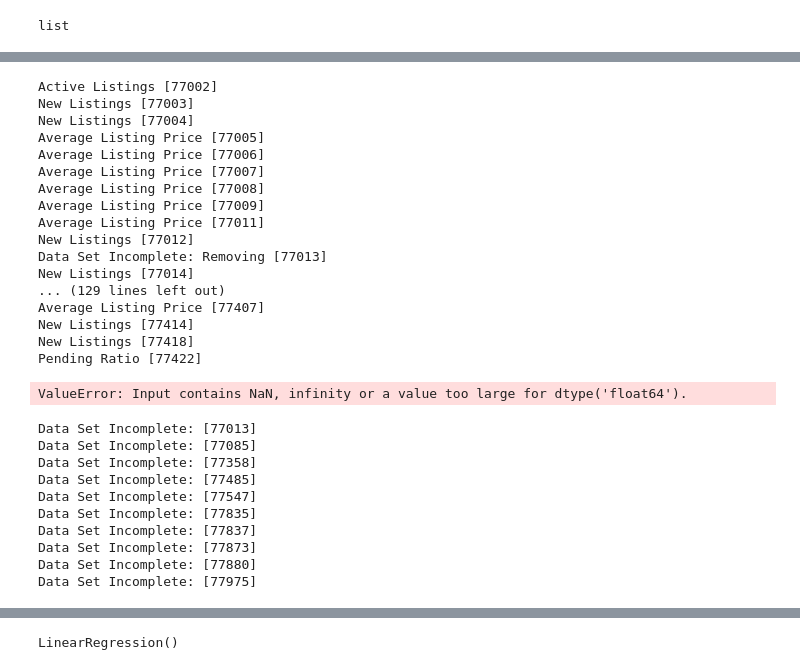
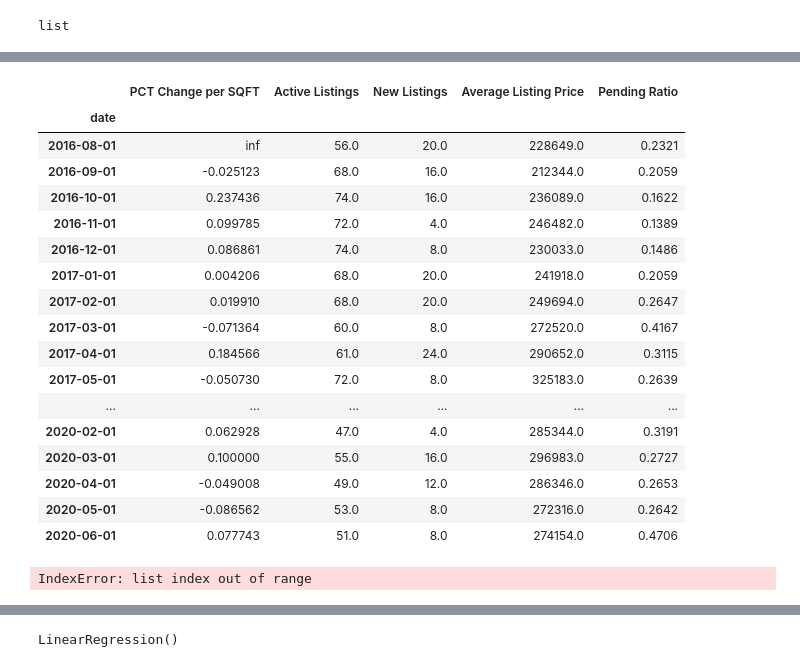
Before and after one commit to dovu93/Real_Estate_Investment_Identifier, a Jupyter notebook: Notebooks/Code_Analysis_Dennis.ipynb, the cells around one changed output, grey strips where cells are left out. Cells and saved outputs as stored; diff of their text form; code cells hidden in the pictures.

```diff
--- a/Notebooks/Code_Analysis_Dennis.ipynb
+++ b/Notebooks/Code_Analysis_Dennis.ipynb
@@ -139,7 +105,30 @@ dict_of_[77013]
+# %%
+dict_of_frames[77422].values[0][0] = .0025
+# %%
+dict_of_frames[77422]
+# %% [output]
+|  | PCT Change per SQFT | Active Listings | New Listings | Average Listing Price | Pending Ratio |
+| date |  |  |  |  |  |
+| 2016-08-01 | inf | 56.0 | 20.0 | 228649.0 | 0.2321 |
+| 2016-09-01 | -0.025123 | 68.0 | 16.0 | 212344.0 | 0.2059 |
+| 2016-10-01 | 0.237436 | 74.0 | 16.0 | 236089.0 | 0.1622 |
+| 2016-11-01 | 0.099785 | 72.0 | 4.0 | 246482.0 | 0.1389 |
+| 2016-12-01 | 0.086861 | 74.0 | 8.0 | 230033.0 | 0.1486 |
+| 2017-01-01 | 0.004206 | 68.0 | 20.0 | 241918.0 | 0.2059 |
+| 2017-02-01 | 0.019910 | 68.0 | 20.0 | 249694.0 | 0.2647 |
+| 2017-03-01 | -0.071364 | 60.0 | 8.0 | 272520.0 | 0.4167 |
+| 2017-04-01 | 0.184566 | 61.0 | 24.0 | 290652.0 | 0.3115 |
+| 2017-05-01 | -0.050730 | 72.0 | 8.0 | 325183.0 | 0.2639 |
+| ... | ... | ... | ... | ... | ... |
+| 2020-02-01 | 0.062928 | 47.0 | 4.0 | 285344.0 | 0.3191 |
+| 2020-03-01 | 0.100000 | 55.0 | 16.0 | 296983.0 | 0.2727 |
+| 2020-04-01 | -0.049008 | 49.0 | 12.0 | 286346.0 | 0.2653 |
+| 2020-05-01 | -0.086562 | 53.0 | 8.0 | 272316.0 | 0.2642 |
+| 2020-06-01 | 0.077743 | 51.0 | 8.0 | 274154.0 | 0.4706 |
 # %%
 dict_of_frames = {}
 lr = LinearRegression()
-for i in median_list_sqft_df_pct_change.columns:
+for i in dict_of_corr.keys():
     dict_of_frames[i] = pd.DataFrame({
     'PCT Change per SQFT' : median_list_sqft_df_pct_change[i],
     'Active Listings' : active_listings_df[i],
@@ -147,44 +136,15 @@ for i in median_list_sqft_df_pct_change.columns:
     'Average Listing Price' : average_listing_price_df[i],
     'Pending Ratio' : pending_ratio_df[i],
     })
-    #dict_of_frames[i].dropna(inplace=True)
+    dict_of_frames[i].replace([np.inf, -np.inf], np.nan)
+    dict_of_frames[i].dropna(inplace=True)
     max_df = dict_of_corr[i].agg({'PCT Change per SQFT' : ['max']})
     if max_df.values[0][0] == -2:
         print(f"Data Set Incomplete: Removing {[i]}")
         #del dict_of_frames[i]
     else:
         strong_corr = dict_of_corr[i].index[dict_of_corr[i]['PCT Change per SQFT'] == max_df.values[0][0]].tolist()
-        print(f"{strong_corr[0]} {[i]}")
+        #print(f"{strong_corr[0]} {[i]}")
         lr.fit(dict_of_frames[i][[strong_corr[0]]], dict_of_frames[i]['PCT Change per SQFT'])
 # %% [output]
-Active Listings [77002]
-New Listings [77003]
-New Listings [77004]
-Average Listing Price [77005]
-Average Listing Price [77006]
-Average Listing Price [77007]
-Average Listing Price [77008]
-Average Listing Price [77009]
-Average Listing Price [77011]
-New Listings [77012]
-Data Set Incomplete: Removing [77013]
-New Listings [77014]
-... (129 lines left out)
-Average Listing Price [77407]
-New Listings [77414]
-New Listings [77418]
-Pending Ratio [77422]
+IndexError: list index out of range
-ValueError: Input contains NaN, infinity or a value too large for dtype('float64').
-# %%
-dict_of_roi = {}
-# %% [output]
-Data Set Incomplete: [77013]
-Data Set Incomplete: [77085]
-Data Set Incomplete: [77358]
-Data Set Incomplete: [77485]
-Data Set Incomplete: [77547]
-Data Set Incomplete: [77835]
-Data Set Incomplete: [77837]
-Data Set Incomplete: [77873]
-Data Set Incomplete: [77880]
-Data Set Incomplete: [77975]
```
Also changed, not shown: parts of 16 cells of this notebook, 1 other file.
